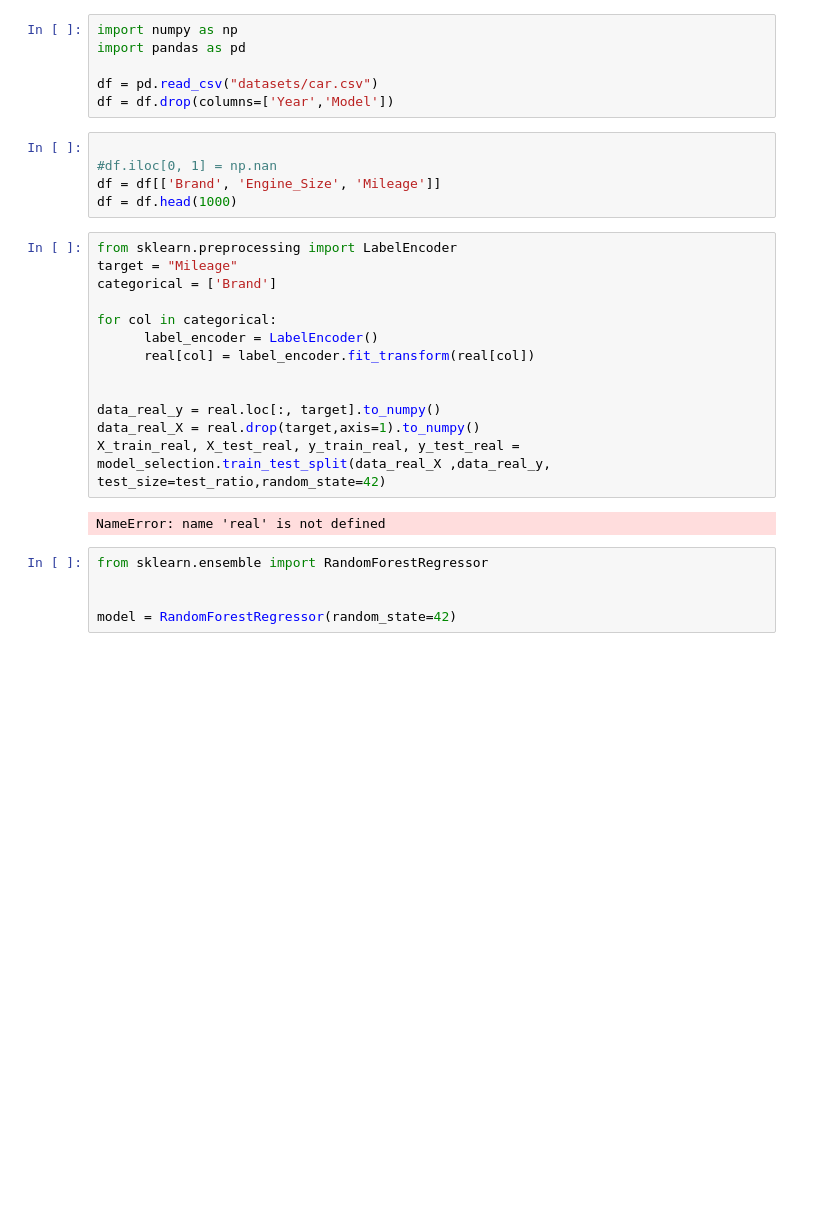
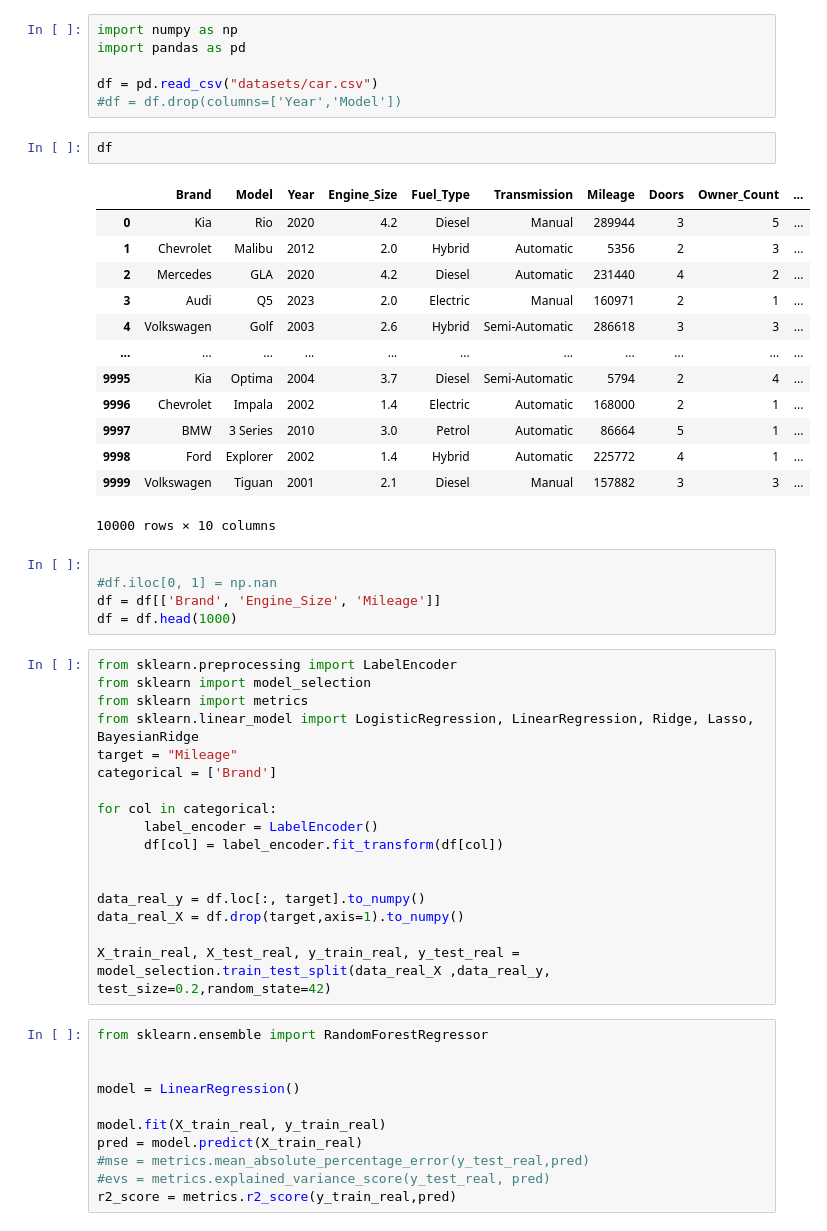
Before and after one commit to Kem0sabe/CTAB_GAN_EXPANDED, a Jupyter notebook: butest.ipynb, the cells around one changed output. Cells and saved outputs as stored; diff of their text form; blank space fills up the shorter version.

```diff
--- a/butest.ipynb
+++ b/butest.ipynb
@@ -3,7 +3,23 @@ import numpy as np
 import pandas as pd
 
 df = pd.read_csv("datasets/car.csv")
-df = df.drop(columns=['Year','Model'])
+#df = df.drop(columns=['Year','Model'])
+# %%
+df
+# %% [output]
+|  | Brand | Model | Year | Engine_Size | Fuel_Type | Transmission | Mileage | Doors | Owner_Count | ... |
+| 0 | Kia | Rio | 2020 | 4.2 | Diesel | Manual | 289944 | 3 | 5 | ... |
+| 1 | Chevrolet | Malibu | 2012 | 2.0 | Hybrid | Automatic | 5356 | 2 | 3 | ... |
+| 2 | Mercedes | GLA | 2020 | 4.2 | Diesel | Automatic | 231440 | 4 | 2 | ... |
+| 3 | Audi | Q5 | 2023 | 2.0 | Electric | Manual | 160971 | 2 | 1 | ... |
+| 4 | Volkswagen | Golf | 2003 | 2.6 | Hybrid | Semi-Automatic | 286618 | 3 | 3 | ... |
+| ... | ... | ... | ... | ... | ... | ... | ... | ... | ... | ... |
+| 9995 | Kia | Optima | 2004 | 3.7 | Diesel | Semi-Automatic | 5794 | 2 | 4 | ... |
+| 9996 | Chevrolet | Impala | 2002 | 1.4 | Electric | Automatic | 168000 | 2 | 1 | ... |
+| 9997 | BMW | 3 Series | 2010 | 3.0 | Petrol | Automatic | 86664 | 5 | 1 | ... |
+| 9998 | Ford | Explorer | 2002 | 1.4 | Hybrid | Automatic | 225772 | 4 | 1 | ... |
+| 9999 | Volkswagen | Tiguan | 2001 | 2.1 | Diesel | Manual | 157882 | 3 | 3 | ... |
+10000 rows × 10 columns
 # %%
 
 #df.iloc[0, 1] = np.nan
@@ -11,21 +27,29 @@ df = df[['Brand', 'Engine_Size', 'Mileage']]
 df = df.head(1000)
 # %%
 from sklearn.preprocessing import LabelEncoder
+from sklearn import model_selection
+from sklearn import metrics
+from sklearn.linear_model import LogisticRegression, LinearRegression, Ridge, Lasso, BayesianRidge
 target = "Mileage"
 categorical = ['Brand']
 
 for col in categorical:
       label_encoder = LabelEncoder()
-      real[col] = label_encoder.fit_transform(real[col])
+      df[col] = label_encoder.fit_transform(df[col])
 
 
-data_real_y = real.loc[:, target].to_numpy()
-data_real_X = real.drop(target,axis=1).to_numpy()
-X_train_real, X_test_real, y_train_real, y_test_real = model_selection.train_test_split(data_real_X ,data_real_y, test_size=test_ratio,random_state=42)
+data_real_y = df.loc[:, target].to_numpy()
+data_real_X = df.drop(target,axis=1).to_numpy()
+
+X_train_real, X_test_real, y_train_real, y_test_real = model_selection.train_test_split(data_real_X ,data_real_y, test_size=0.2,random_state=42)
-# %% [output]
-NameError: name 'real' is not defined
 # %%
 from sklearn.ensemble import RandomForestRegressor
 
 
-model = RandomForestRegressor(random_state=42)
+model = LinearRegression()
+
+model.fit(X_train_real, y_train_real)
+pred = model.predict(X_train_real)
+#mse = metrics.mean_absolute_percentage_error(y_test_real,pred)
+#evs = metrics.explained_variance_score(y_test_real, pred)
+r2_score = metrics.r2_score(y_train_real,pred)
```
Also changed, not shown: parts of 4 cells of this notebook, 2 other files.
